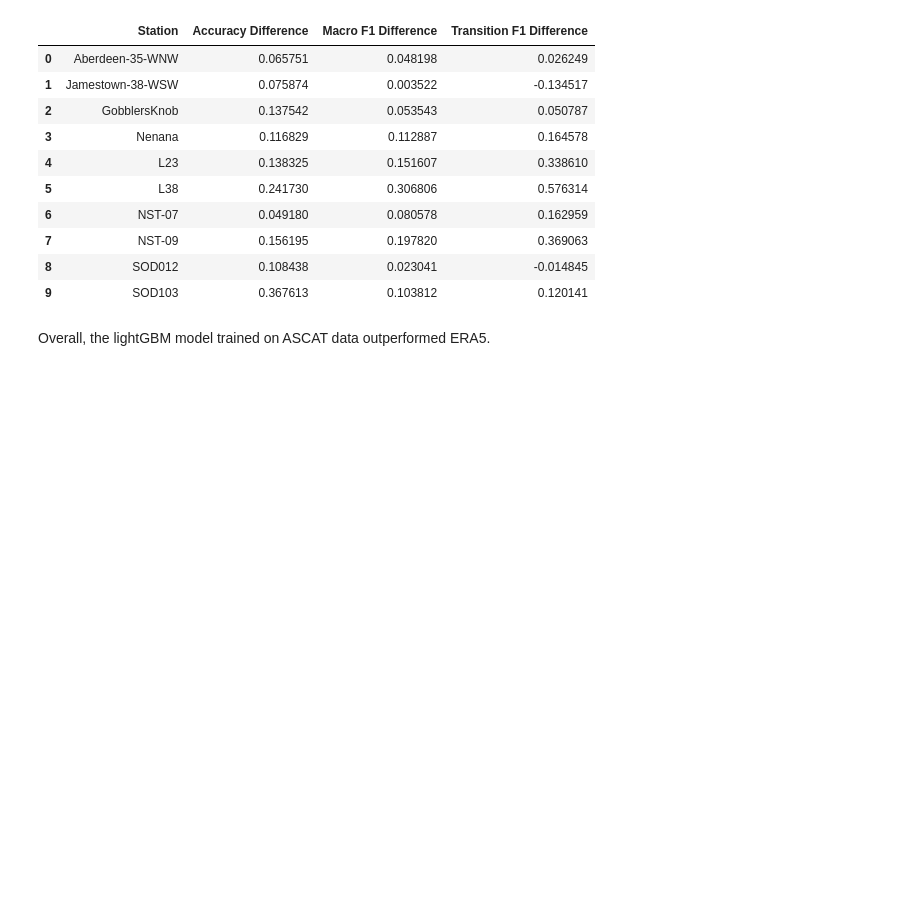
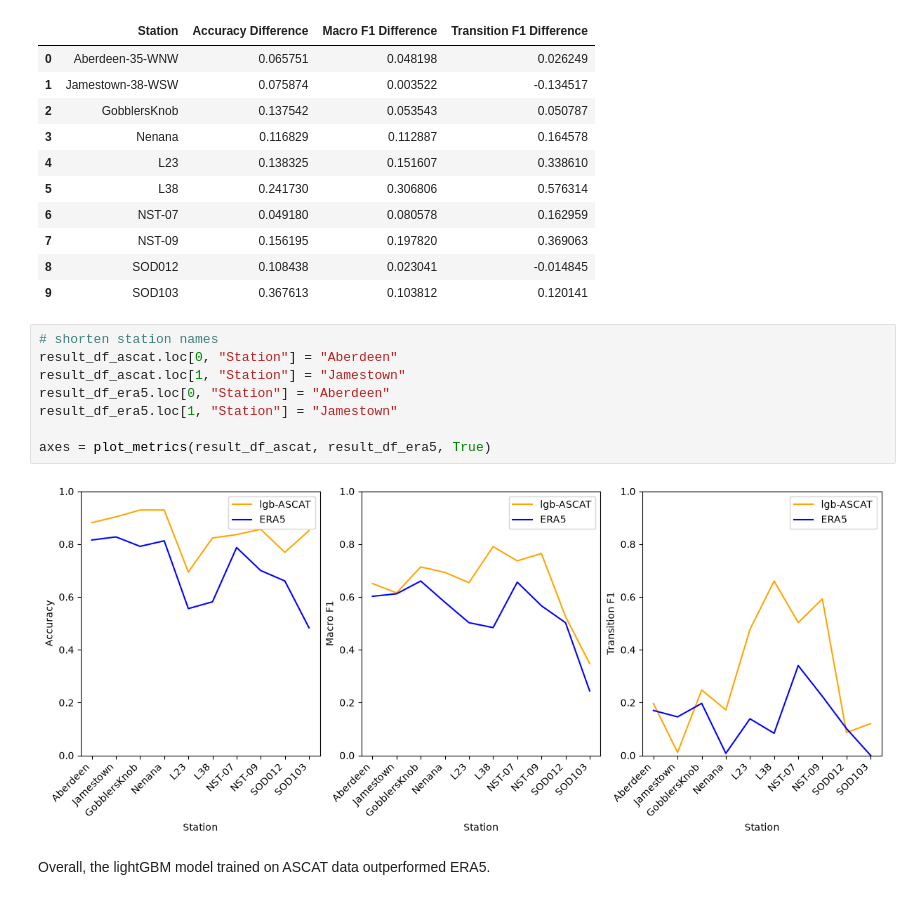
Before and after one commit to gerezk/freeze-thaw-soil-prediction, a Jupyter notebook: notebooks/rolling_classification/5_model_vs_ERA5.ipynb, the cells around one changed output. Cells and saved outputs as stored; diff of their text form; blank space fills up the shorter version.

Commit message:
plot_metrics(); update relevant nbs

```diff
--- a/notebooks/rolling_classification/5_model_vs_ERA5.ipynb
+++ b/notebooks/rolling_classification/5_model_vs_ERA5.ipynb
@@ -500,6 +500,16 @@ score_diffs
 | 7 | NST-09 | 0.156195 | 0.197820 | 0.369063 |
 | 8 | SOD012 | 0.108438 | 0.023041 | -0.014845 |
 | 9 | SOD103 | 0.367613 | 0.103812 | 0.120141 |
+# %%
+# shorten station names
+result_df_ascat.loc[0, "Station"] = "Aberdeen"
+result_df_ascat.loc[1, "Station"] = "Jamestown"
+result_df_era5.loc[0, "Station"] = "Aberdeen"
+result_df_era5.loc[1, "Station"] = "Jamestown"
+
+axes = plot_metrics(result_df_ascat, result_df_era5, True)
+# %% [output]
+[figure, added]
 # %% [markdown]
 Overall, the lightGBM model trained on ASCAT data outperformed ERA5.
 # %% [markdown]
```
Also changed, not shown: parts of 1 cell of this notebook, 4 other files.
